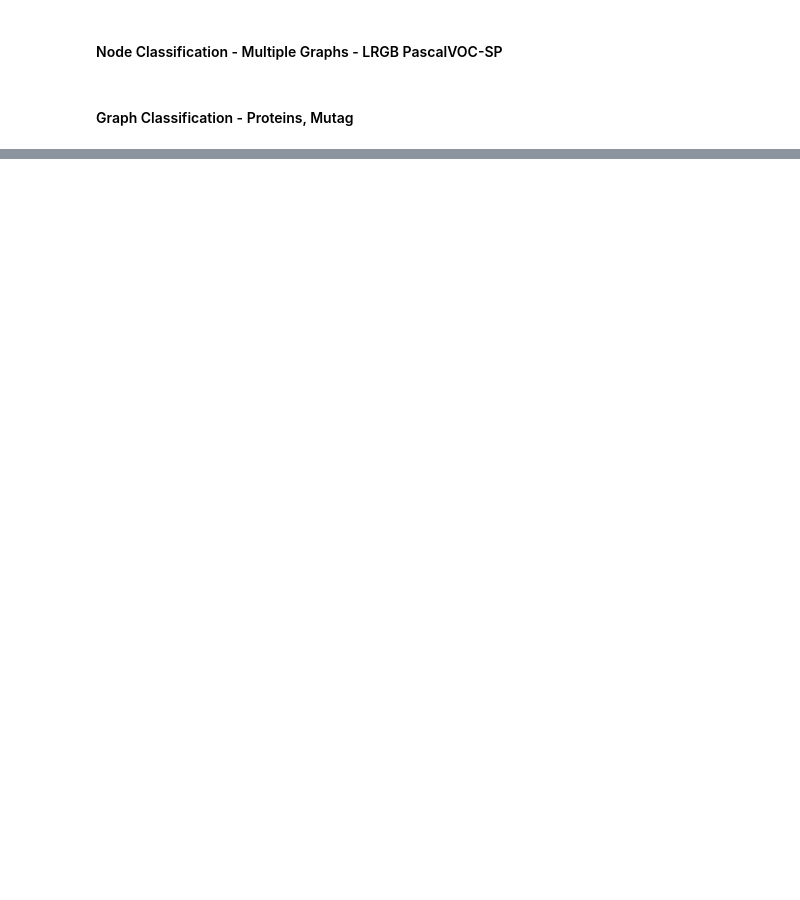
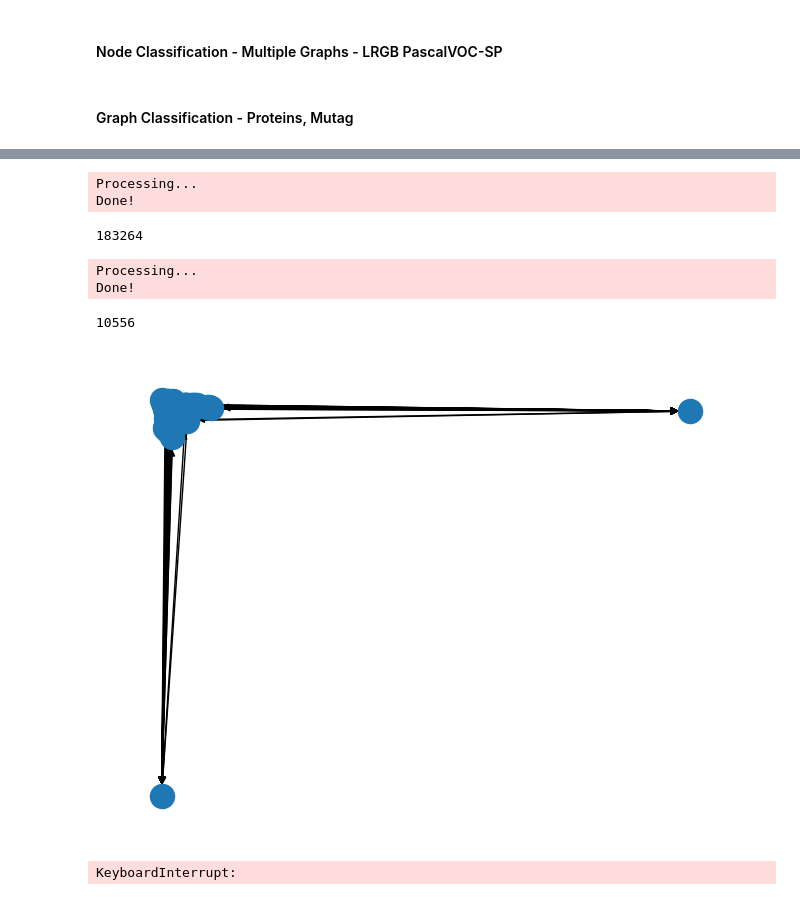
Before and after one commit to Zsivony1es/rewiring-heuristics, a Jupyter notebook: Source/src/testing.ipynb, the cells around one changed output, grey strips where cells are left out. Drawn from its saved outputs; the diff is of its cells as text; code cells hidden in the pictures; blank space fills up the shorter version.

```diff
--- a/Source/src/testing.ipynb
+++ b/Source/src/testing.ipynb
@@ -407,0 +405,38 @@ After: [(0, 2), (0, 3), (0, 1), (1, 3), (1, 2), (2, 3)]
+# %%
+from torch_geometric import datasets
+import networkx as nx
+from rewiring.transform.AddRandomEdges import AddRandomEdges
+from torch_geometric.utils import to_networkx
+
+
+transform = AddRandomEdges(min_density=0.05)
+
+dset = datasets.Planetoid(root=f'./../res/datasets/Planetoid', name='Cora', pre_transform=transform)
+
+G = to_networkx(dset[0])
+G.number_of_edges()
+# %% [output]
+Processing...
+Done!
+183264
+# %%
+from torch_geometric import datasets
+import networkx as nx
+from torch_geometric.utils import to_networkx
+
+dset = datasets.Planetoid(root=f'./../res/datasets/Planetoid/Untransformed', name='Cora')
+
+G = to_networkx(dset[0])
+G.number_of_edges()
+# %% [output]
+Processing...
+Done!
+10556
+# %%
+nx.draw_spectral(G)
+# %% [output]
+[figure, added]
+# %%
+nx.draw_networkx(G)
+# %% [output]
+KeyboardInterrupt:
```
Also changed, not shown: parts of 2 cells of this notebook, 3 other files.
